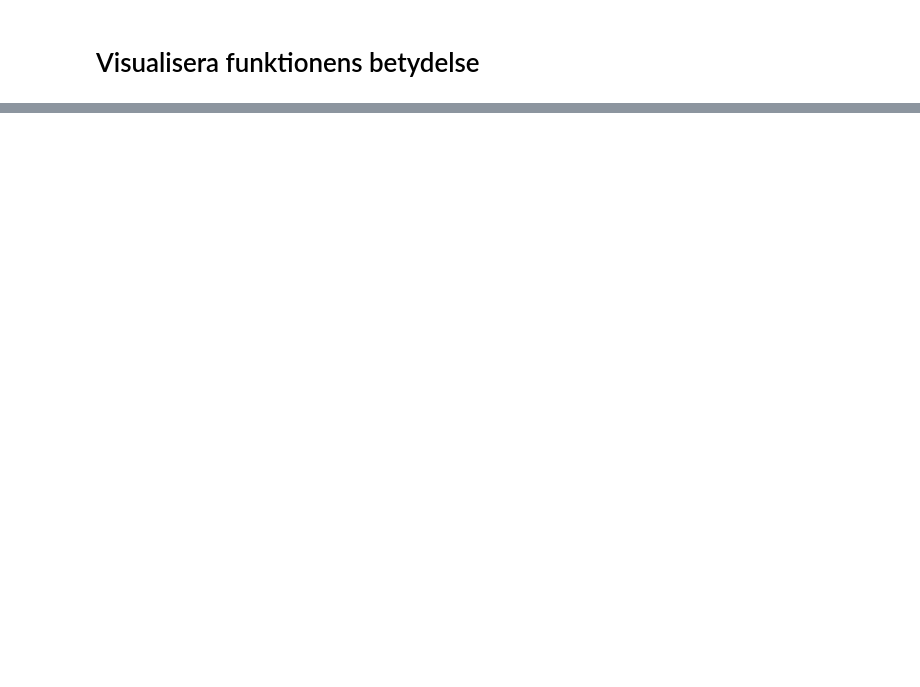
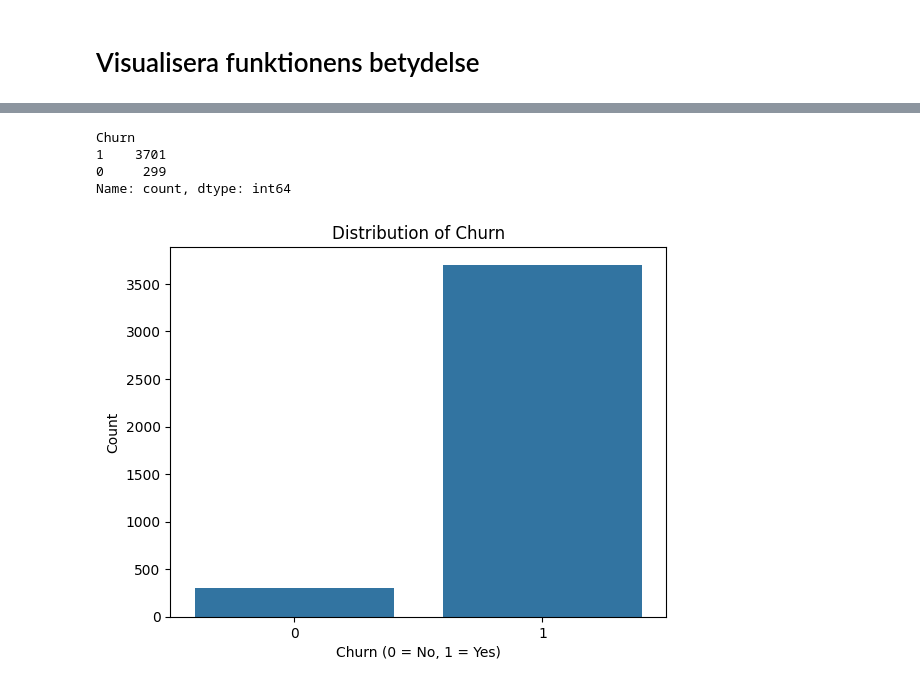
Before and after one commit to DanielSjoholm/jupyter, a Jupyter notebook: ML_Dataplattform/churn_prediction.ipynb, the cells around one changed output, grey strips where cells are left out. Drawn from its saved outputs; the diff is of its cells as text; code cells hidden in the pictures; blank space fills up the shorter version.

```diff
--- a/ML_Dataplattform/churn_prediction.ipynb
+++ b/ML_Dataplattform/churn_prediction.ipynb
@@ -198,0 +200,16 @@ plt.show()
+# %%
+# Kontrollera fördelningen av Churn
+print(merged_data['Churn'].value_counts())
+
+# Visualisera fördelningen
+sns.countplot(x='Churn', data=merged_data)
+plt.title('Distribution of Churn')
+plt.xlabel('Churn (0 = No, 1 = Yes)')
+plt.ylabel('Count')
+plt.show()
+# %% [output]
+Churn
+1    3701
+0     299
+Name: count, dtype: int64
+[figure, added]
```
Also changed, not shown: parts of 6 cells of this notebook, 2 other files.
